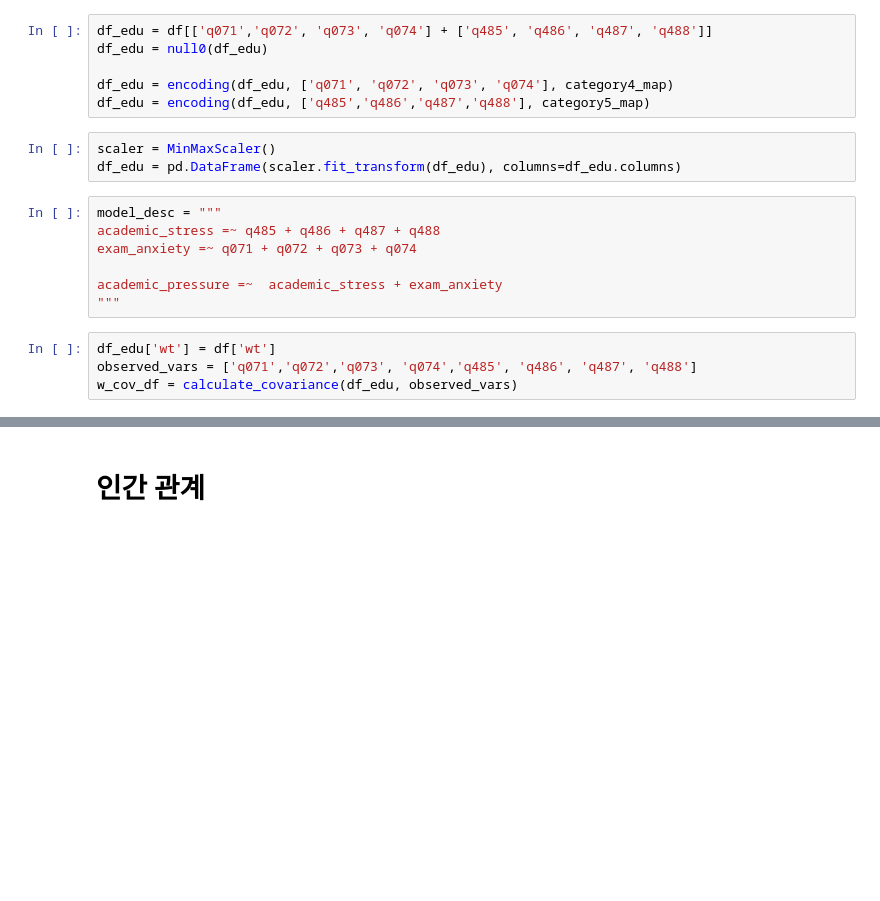
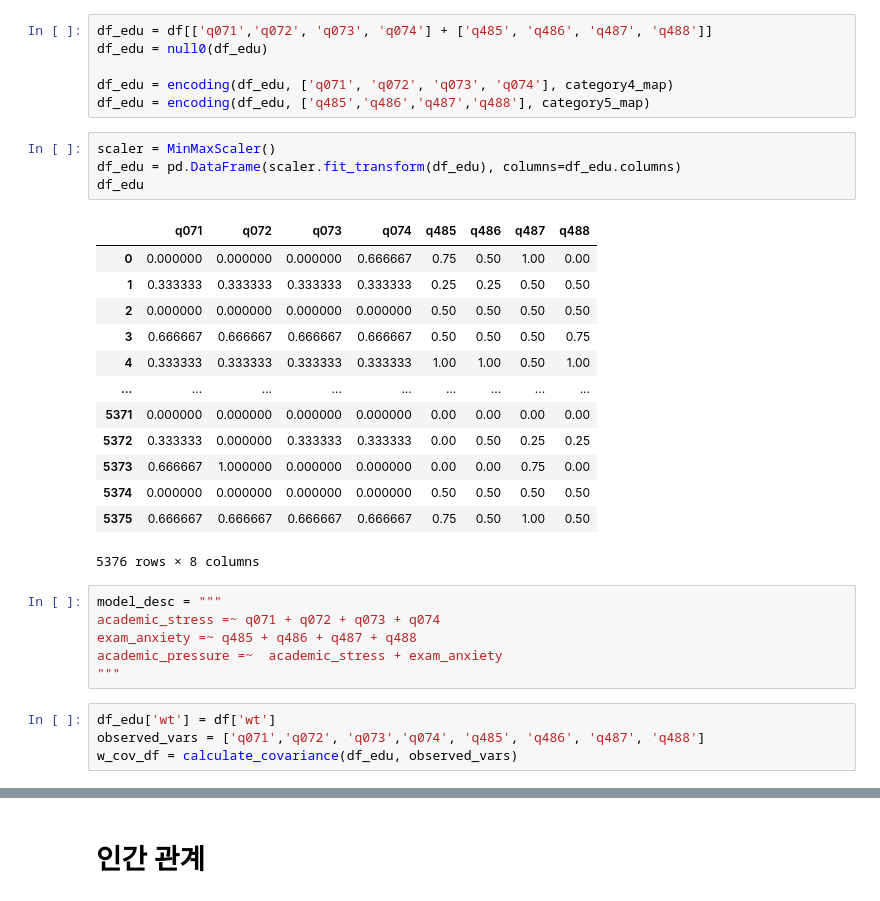
Before and after one commit to HyunsungRyu/education_analysis, a Jupyter notebook: happyindex.ipynb, the cells around one changed output, grey strips where cells are left out. Drawn from its saved outputs; the diff is of its cells as text; blank space fills up the shorter version.

```diff
--- a/happyindex.ipynb
+++ b/happyindex.ipynb
@@ -179,16 +135,30 @@ df_edu = encoding(df_edu, ['q485','q486','q487','q488'], category5_map)
 # %%
 scaler = MinMaxScaler()
 df_edu = pd.DataFrame(scaler.fit_transform(df_edu), columns=df_edu.columns)
+df_edu
+# %% [output]
+|  | q071 | q072 | q073 | q074 | q485 | q486 | q487 | q488 |
+| 0 | 0.000000 | 0.000000 | 0.000000 | 0.666667 | 0.75 | 0.50 | 1.00 | 0.00 |
+| 1 | 0.333333 | 0.333333 | 0.333333 | 0.333333 | 0.25 | 0.25 | 0.50 | 0.50 |
+| 2 | 0.000000 | 0.000000 | 0.000000 | 0.000000 | 0.50 | 0.50 | 0.50 | 0.50 |
+| 3 | 0.666667 | 0.666667 | 0.666667 | 0.666667 | 0.50 | 0.50 | 0.50 | 0.75 |
+| 4 | 0.333333 | 0.333333 | 0.333333 | 0.333333 | 1.00 | 1.00 | 0.50 | 1.00 |
+| ... | ... | ... | ... | ... | ... | ... | ... | ... |
+| 5371 | 0.000000 | 0.000000 | 0.000000 | 0.000000 | 0.00 | 0.00 | 0.00 | 0.00 |
+| 5372 | 0.333333 | 0.000000 | 0.333333 | 0.333333 | 0.00 | 0.50 | 0.25 | 0.25 |
+| 5373 | 0.666667 | 1.000000 | 0.000000 | 0.000000 | 0.00 | 0.00 | 0.75 | 0.00 |
+| 5374 | 0.000000 | 0.000000 | 0.000000 | 0.000000 | 0.50 | 0.50 | 0.50 | 0.50 |
+| 5375 | 0.666667 | 0.666667 | 0.666667 | 0.666667 | 0.75 | 0.50 | 1.00 | 0.50 |
+5376 rows × 8 columns
 # %%
 model_desc = """
-academic_stress =~ q485 + q486 + q487 + q488
-exam_anxiety =~ q071 + q072 + q073 + q074
-
+academic_stress =~ q071 + q072 + q073 + q074
+exam_anxiety =~ q485 + q486 + q487 + q488
 academic_pressure =~  academic_stress + exam_anxiety
 """
 # %%
 df_edu['wt'] = df['wt']
-observed_vars = ['q071','q072','q073', 'q074','q485', 'q486', 'q487', 'q488']
+observed_vars = ['q071','q072', 'q073','q074', 'q485', 'q486', 'q487', 'q488']
 w_cov_df = calculate_covariance(df_edu, observed_vars)
 # %%
 vif_df = compute_vif(df_edu, observed_vars)
```
Also changed, not shown: parts of 25 cells of this notebook, 4 other files.
